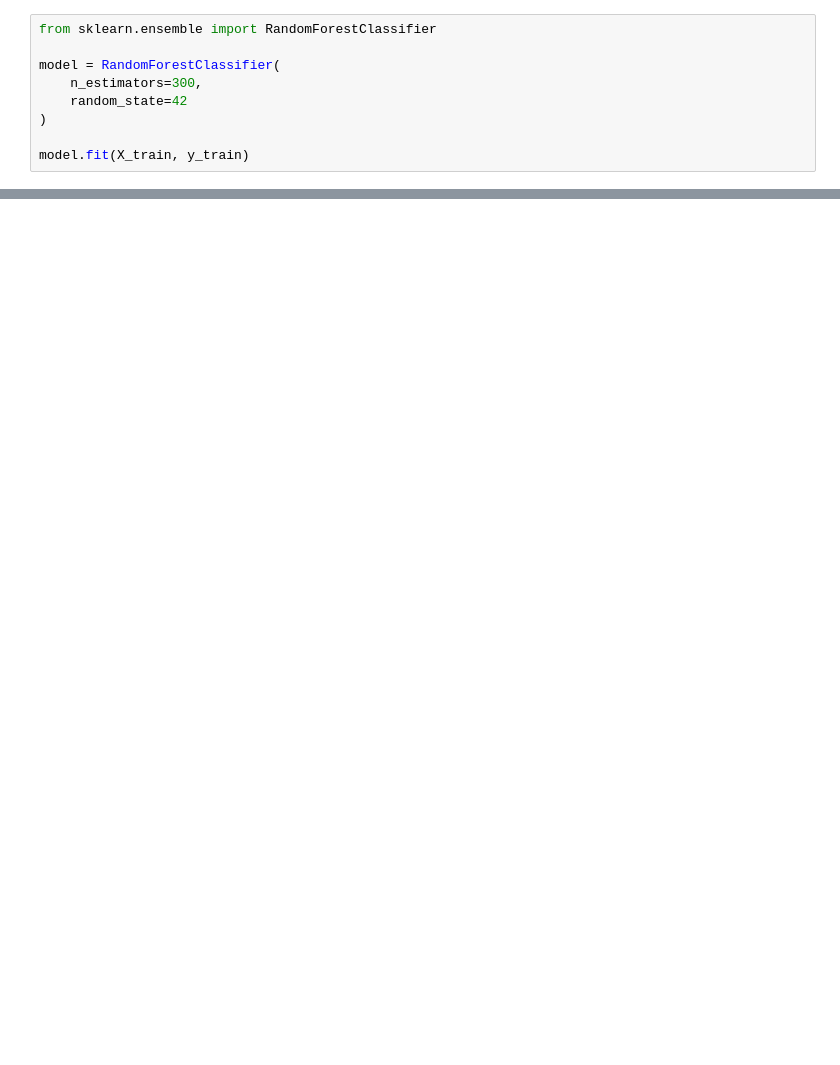
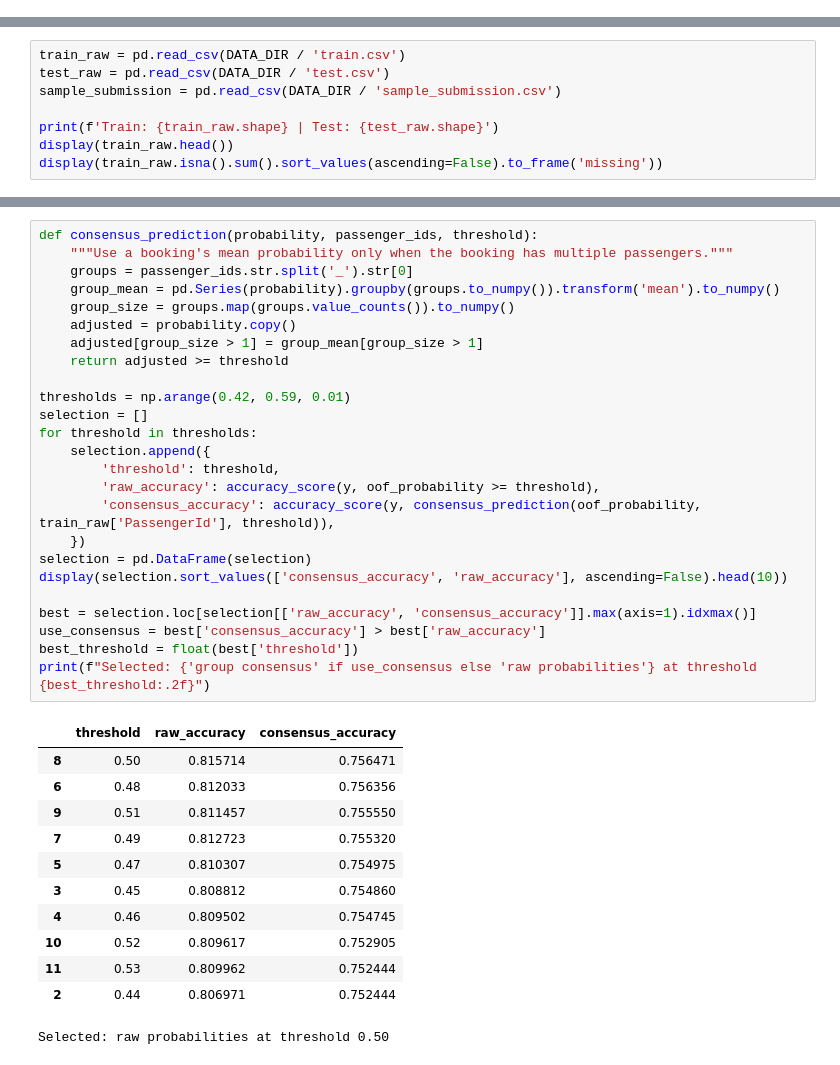
Before and after one commit to rezamirzaii/spaceship-titanic-ml, a Jupyter notebook: notebooks/spaceship_titanic.ipynb, the cells around one changed output, grey strips where cells are left out. Saved outputs shown, nothing was run; the diff lists cells and outputs as text; blank space fills up the shorter version.

```diff
--- a/notebooks/spaceship_titanic.ipynb
+++ b/notebooks/spaceship_titanic.ipynb
@@ -849,9 +0,0 @@ X_valid = scaler.transform(X_valid)
-# %%
-from sklearn.ensemble import RandomForestClassifier
-
-model = RandomForestClassifier(
-    n_estimators=300,
-    random_state=42
-)
-
-model.fit(X_train, y_train)
@@ -1245,0 +27,8 @@ submission.to_csv('../data/submission.csv', index=False)
+# %%
+train_raw = pd.read_csv(DATA_DIR / 'train.csv')
+test_raw = pd.read_csv(DATA_DIR / 'test.csv')
+sample_submission = pd.read_csv(DATA_DIR / 'sample_submission.csv')
+
+print(f'Train: {train_raw.shape} | Test: {test_raw.shape}')
+display(train_raw.head())
+display(train_raw.isna().sum().sort_values(ascending=False).to_frame('missing'))
@@ -1245,0 +167,38 @@ submission.to_csv('../data/submission.csv', index=False)
+# %%
+def consensus_prediction(probability, passenger_ids, threshold):
+    """Use a booking's mean probability only when the booking has multiple passengers."""
+    groups = passenger_ids.str.split('_').str[0]
+    group_mean = pd.Series(probability).groupby(groups.to_numpy()).transform('mean').to_numpy()
+    group_size = groups.map(groups.value_counts()).to_numpy()
+    adjusted = probability.copy()
+    adjusted[group_size > 1] = group_mean[group_size > 1]
+    return adjusted >= threshold
+
+thresholds = np.arange(0.42, 0.59, 0.01)
+selection = []
+for threshold in thresholds:
+    selection.append({
+        'threshold': threshold,
+        'raw_accuracy': accuracy_score(y, oof_probability >= threshold),
+        'consensus_accuracy': accuracy_score(y, consensus_prediction(oof_probability, train_raw['PassengerId'], threshold)),
+    })
+selection = pd.DataFrame(selection)
+display(selection.sort_values(['consensus_accuracy', 'raw_accuracy'], ascending=False).head(10))
+
+best = selection.loc[selection[['raw_accuracy', 'consensus_accuracy']].max(axis=1).idxmax()]
+use_consensus = best['consensus_accuracy'] > best['raw_accuracy']
+best_threshold = float(best['threshold'])
+print(f"Selected: {'group consensus' if use_consensus else 'raw probabilities'} at threshold {best_threshold:.2f}")
+# %% [output]
+|  | threshold | raw_accuracy | consensus_accuracy |
+| 8 | 0.50 | 0.815714 | 0.756471 |
+| 6 | 0.48 | 0.812033 | 0.756356 |
+| 9 | 0.51 | 0.811457 | 0.755550 |
+| 7 | 0.49 | 0.812723 | 0.755320 |
+| 5 | 0.47 | 0.810307 | 0.754975 |
+| 3 | 0.45 | 0.808812 | 0.754860 |
+| 4 | 0.46 | 0.809502 | 0.754745 |
+| 10 | 0.52 | 0.809617 | 0.752905 |
+| 11 | 0.53 | 0.809962 | 0.752444 |
+| 2 | 0.44 | 0.806971 | 0.752444 |
+Selected: raw probabilities at threshold 0.50
```
Also changed, not shown: parts of 108 cells of this notebook, 2 other files.
